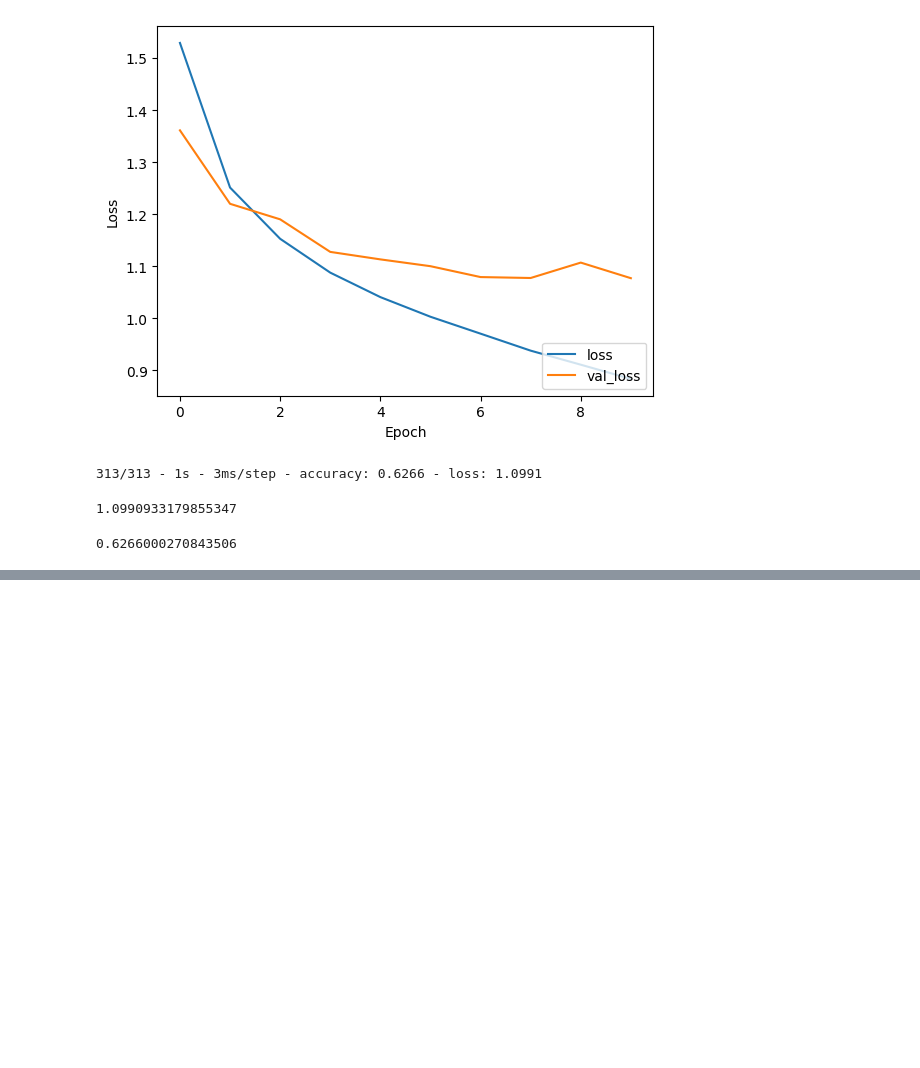
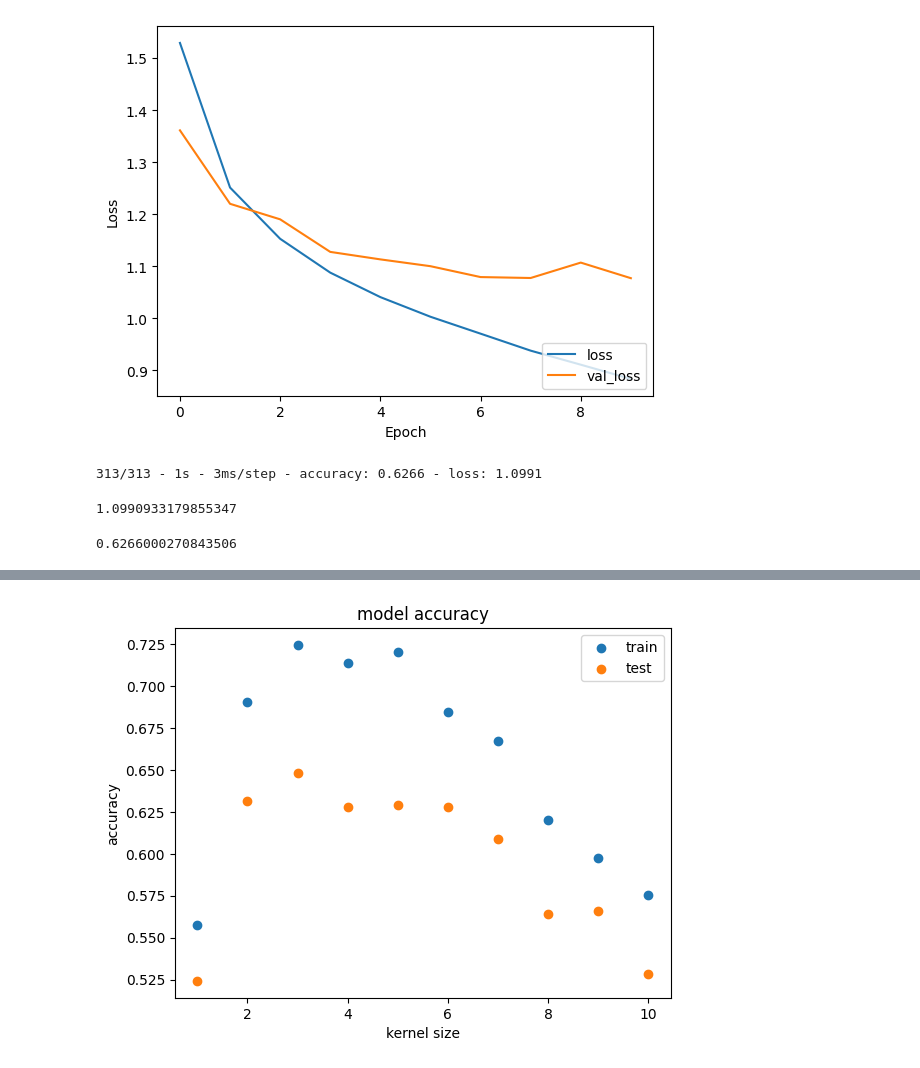
Before and after one commit to Swinkawkrawacie/Machine_learning, a Jupyter notebook: assignment_4.ipynb, the cells around one changed output, grey strips where cells are left out. Drawn from its saved outputs; the diff is of its cells as text; code cells hidden in the pictures; blank space fills up the shorter version.

```diff
--- a/assignment_4.ipynb
+++ b/assignment_4.ipynb
@@ -240,0 +237,32 @@ plt.legend(loc='lower right')
+# %%
+def kernel_size_model(ks):
+    ksmodel = models.Sequential()
+    ksmodel.add(Input(shape=(32, 32, 3)))
+    ksmodel.add(layers.Conv2D(filters = 36,
+                             kernel_size = (ks, ks),
+                             padding = 'valid',
+                             strides = 1,
+                             activation='relu'))
+    ksmodel.add(layers.MaxPooling2D((2, 2)))
+    ksmodel.add(layers.Flatten())
+    ksmodel.add(layers.Dense(10))
+    ksmodel.compile(optimizer='adam',
+              loss=keras.losses.SparseCategoricalCrossentropy(from_logits=True),
+              metrics=['accuracy'])
+    return ksmodel
+# %%
+m = 1 #repeat
+n = 10
+train_acc_ks = np.zeros((n,m))
+test_acc_ks = np.zeros((n,m))
+train_loss_ks = np.zeros((n,m))
+test_loss_ks = np.zeros((n,m))
+for j in range(m):
+    for i in range(n):
+        temp_model1_ks = kernel_size_model(i+1)
+        temp_model_ks = temp_model1_ks.fit(x_train, y_train, epochs=10, validation_data=(x_test, y_test))
+        train_acc_ks[i,j] = temp_model_ks.history['accuracy'][-1]
+        test_acc_ks[i,j] = temp_model_ks.history['val_accuracy'][-1]
+        train_loss_ks[i,j] = temp_model_ks.history['loss'][-1]
+        test_loss_ks[i,j] = temp_model_ks.history['val_loss'][-1]
+        print(f'ROUND {j*n+i}')
@@ -240,0 +287,10 @@ plt.legend(loc='lower right')
+# %%
+plt.scatter(range(1,11), train_acc_ks.mean(axis=1))
+plt.scatter(range(1,11), test_acc_ks.mean(axis=1))
+plt.title('model accuracy')
+plt.ylabel('accuracy')
+plt.xlabel('kernel size')
+plt.legend(['train', 'test'])
+plt.show()
+# %% [output]
+[figure, added]
```
Also changed, not shown: parts of 34 cells of this notebook.
